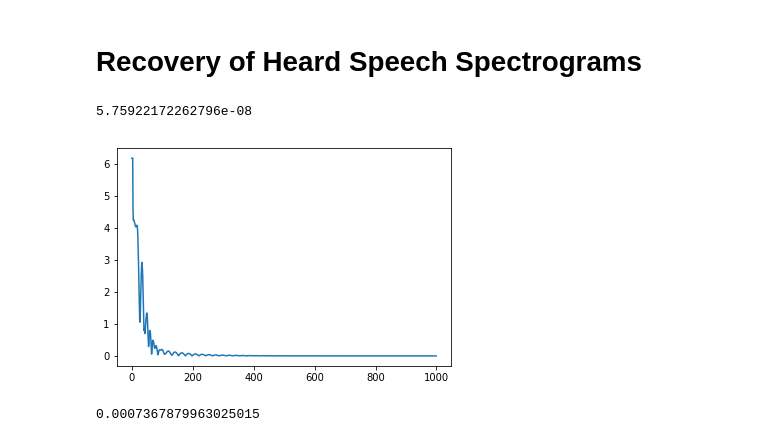
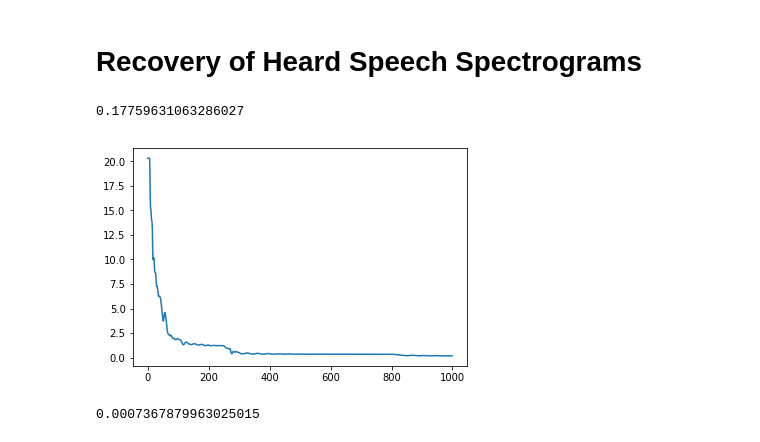
Before and after one commit to adityasinha379/Sparse-Recovery-of-Heard-Speech-Spectrogram, a Jupyter notebook: Project_as5624_vsr2119.ipynb, the cells around one changed output. Saved outputs shown, nothing was run; the diff lists cells and outputs as text; code cells hidden in the pictures.

```diff
--- a/Project_as5624_vsr2119.ipynb
+++ b/Project_as5624_vsr2119.ipynb
@@ -68,14 +9,16 @@ def FrankWolfe(A,y,tau,gamma,iters):
 # %%
-A = np.array([[1,-2,1,5,2,3],[3,1,4,8,4,6],[-1,1,3,1,9,5]],dtype=float)
-y = np.array([-2,5,3],dtype=float)
-u = 7
-alpha = 8e-4
+# A = np.array([[1,-2,1,5,2,3],[3,1,4,8,4,6],[-1,1,3,1,9,5]],dtype=float)
+# A = np.random.uniform(-10,10,(20,30))
+# y = np.random.uniform(-10,10,(20))
+# y = np.array([-2,5,3],dtype=float)
+u = 5e-3
+alpha = 1e-1
 x,v,err = ALM(A,y,u,alpha,iters=1000)
 plt.plot(err)
 print(err[-1])
 # %% [output]
-5.75922172262796e-08
+0.17759631063286027
-[figure, old version]
+[figure, new version]
 # %%
 alpha = 7e-3
 beta = 1e-1
```
Also changed, not shown: parts of 2 cells of this notebook, 1 other file.
